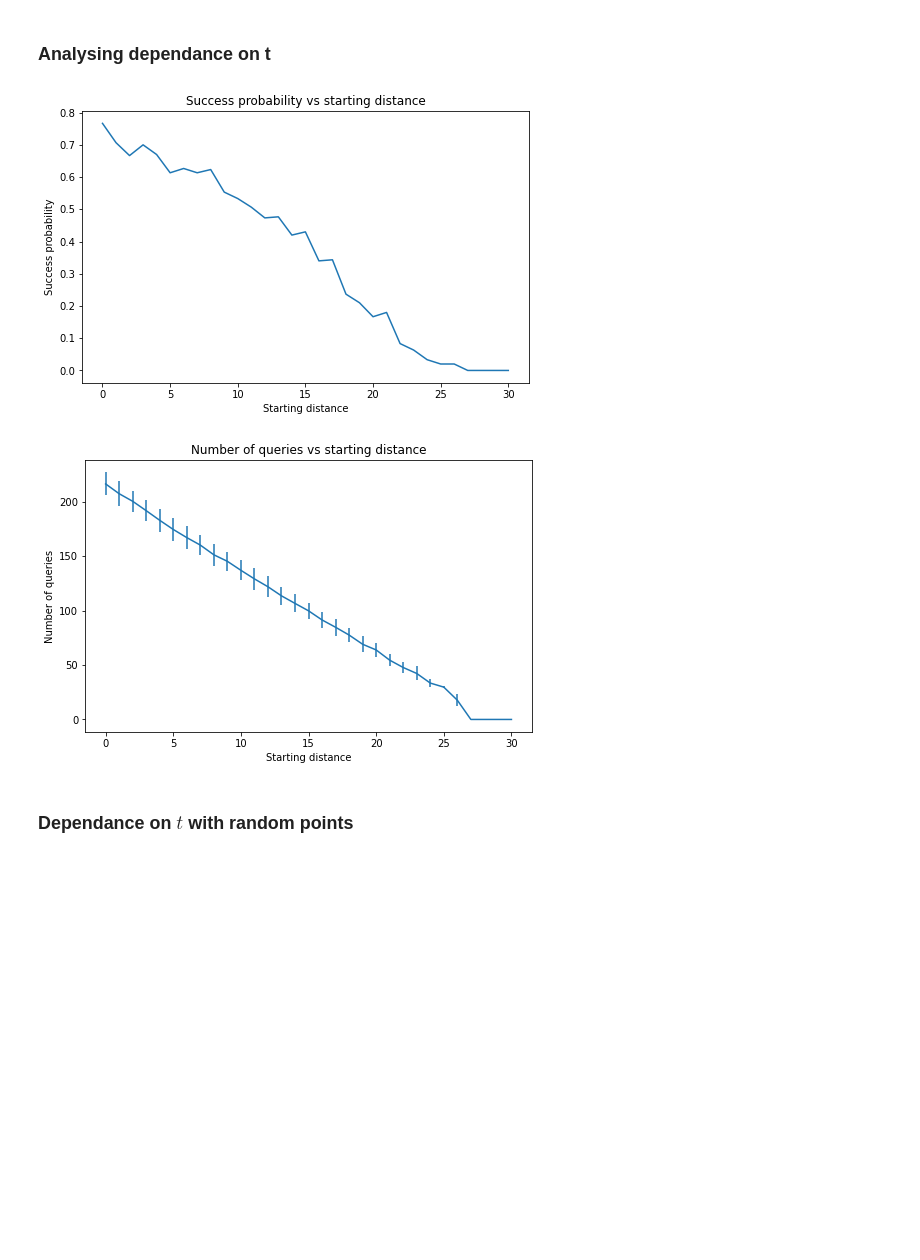
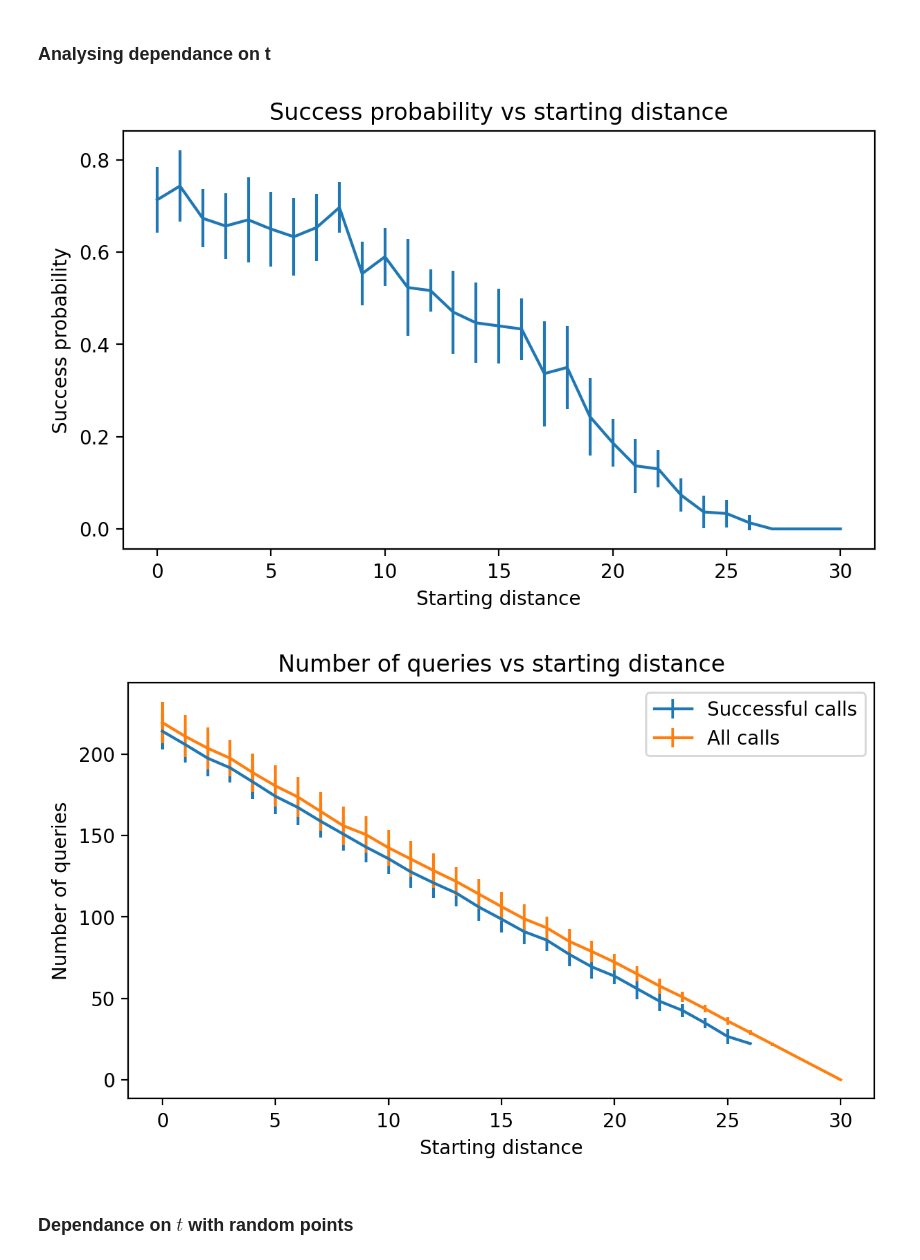
Before and after one commit to makarov-mv/lsh-adversary, a Jupyter notebook: Experiments.ipynb, the cells around one changed output. Cells and saved outputs as stored; diff of their text form; code cells hidden in the pictures; blank space fills up the shorter version.

Commit message:
refactored experiments

```diff
--- a/Experiments.ipynb
+++ b/Experiments.ipynb
@@ -7,10 +7,16 @@ from matplotlib import pyplot as plt
 from tqdm.notebook import tqdm
 import sklearn.neighbors as skln
 import gc
+import pickle
+import os
 
 from lshexperiment import *
 
-DATA_DIR = None
+DATA_DIR = 'data'
+
+if DATA_DIR is not None and not os.path.exists(DATA_DIR):
+    os.makedirs(DATA_DIR)
 
 # rng = np.random.default_rng(seed=67)
-plt.rcParams["figure.figsize"] = (8,5)
+plt.rcParams["figure.figsize"] = (7,4)
+plt.rcParams['figure.dpi'] = 200
@@ -379,16 +116,7 @@ run_experiments(env, point_params, lsh_params, exp_params)
 # %% [markdown]
 ### Analysing dependance on t
 # %%
-points = np.repeat(np.random.binomial(1, 0.5, size=d)[:, None], n, axis=1).T
-
-nn_checker = skln.KDTree(points, metric='l1')
-lsh = HammingLSH(points, r1, r2, delta)
-
-t_grid = np.arange(0, r1 + 1, 1)
-iters_per_point = 300
-res = []
-for t1 in tqdm(t_grid):
-    cur_res = []
-    for i in range(iters_per_point):
-        cur_res.append(run_exp_fast(points[0], t1, nn_checker, lsh))
-    res.append(cur_res)
+t_grid = np.arange(0, lsh_params['r1'] + 1, 1)
+new_exp_param = exp_params.copy()
+new_exp_param['iter_num'] = 300
+res = run_basic_grid_experiment(t_grid, 't', env, point_params, lsh_params, new_exp_param, DATA_DIR)
@@ -413,17 +123,27 @@ for i, v in enumerate(res):
+# %%
+data_succ_prob, data_queries = process_results(res, count_failures=False)
+_, data_all_queries = process_results(res, count_failures=True)
 # %%
-plt.plot(r1 - np.flip(t_grid), 1 - np.flip(failure_prob))
+dist_grid = lsh_params['r1'] - t_grid
+xlims = (np.min(dist_grid) - 1, np.max(dist_grid) + 1)
+
+plt.errorbar(dist_grid, data_succ_prob[0], yerr=data_succ_prob[1])
+# plt.xlim(xlims)
 plt.title("Success probability vs starting distance")
 plt.xlabel("Starting distance")
 plt.ylabel("Success probability")
 plt.show()
 
-plt.errorbar(r1 - np.flip(t_grid), np.flip(mean_queries), yerr=np.flip(err_queries))
+plt.errorbar(dist_grid, data_queries[0], yerr=data_queries[1], label="Successful calls")
+plt.errorbar(dist_grid, data_all_queries[0], yerr=data_all_queries[1], label="All calls")
+plt.legend()
+# plt.xlim(xlims)
 plt.title("Number of queries vs starting distance")
 plt.xlabel("Starting distance")
 plt.ylabel("Number of queries")
 plt.show()
 # %% [output]
-[figure, old version]
+[figure, new version]
-[figure, old version]
+[figure, new version]
 # %% [markdown]
 ### Dependance on $t$ with random points
```
Also changed, not shown: parts of 44 cells of this notebook, 1 other file.
